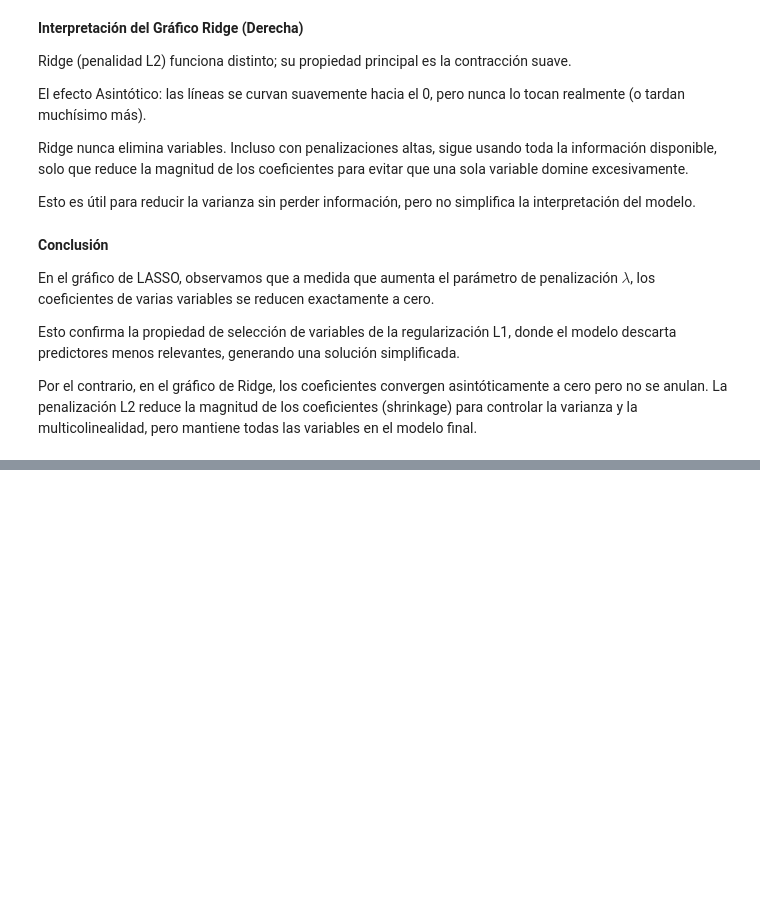
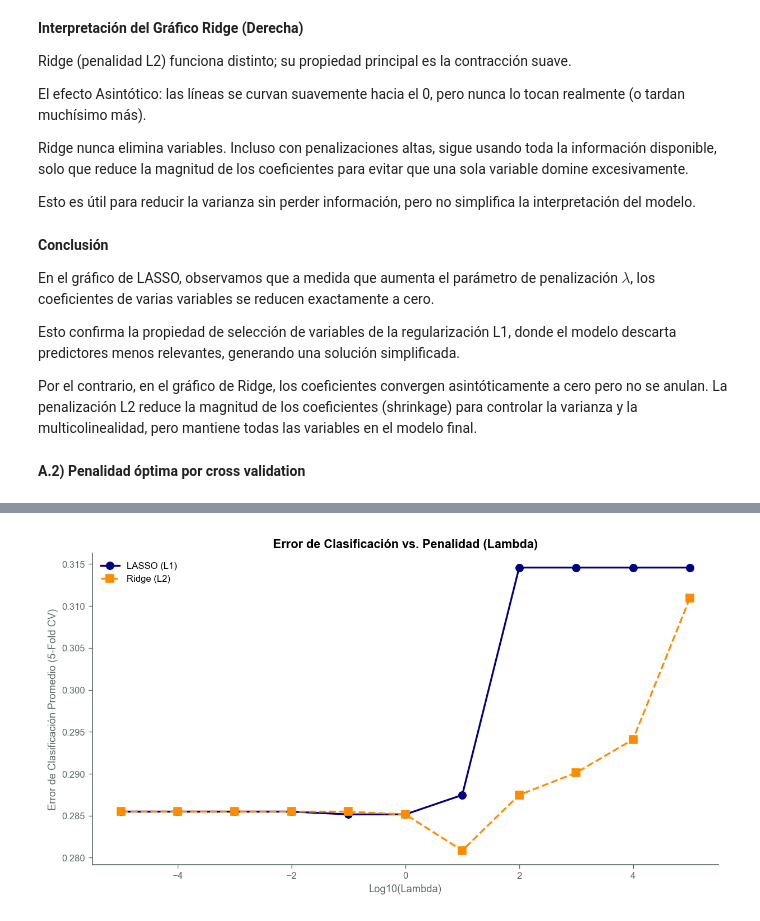
Before and after one commit to paulaleylen/BigDataUBA-Grupo10, a Jupyter notebook: TP4/Program_TP4_Grupo10.ipynb, the cells around one changed output, grey strips where cells are left out. Drawn from its saved outputs; the diff is of its cells as text; code cells hidden in the pictures; blank space fills up the shorter version.

Commit message:
Consignas A y B
Resueltas con comentarios (chequear resultados).

```diff
--- a/TP4/Program_TP4_Grupo10.ipynb
+++ b/TP4/Program_TP4_Grupo10.ipynb
@@ -166,3 +231,76 @@ En el gráfico de LASSO, observamos que a medida que aumenta el parámetro de pe
 Esto confirma la propiedad de selección de variables de la regularización L1, donde el modelo descarta predictores menos relevantes, generando una solución simplificada.
 
 Por el contrario, en el gráfico de Ridge, los coeficientes convergen asintóticamente a cero pero no se anulan. La penalización L2 reduce la magnitud de los coeficientes (shrinkage) para controlar la varianza y la multicolinealidad, pero mantiene todas las variables en el modelo final.
+# %% [markdown]
+**A.2) Penalidad óptima por cross validation**
+# %%
+# Definir la grilla de lambdas y convertirlas a C (para poder usar en LogisticRegressionCV)
+# Según la consigna, se definen potencias de -5 a 5
+lambdas = [10**n for n in range(-5, 6)]
+Cs = [1/l for l in lambdas] # C: inversa de la regularización
+
+# Configuración y entrenamiento de LASSO (L1) con CV
+print("Entrenando LASSO con Cross-Validation...")
+# solver='liblinear' o 'saga' son necesarios para L1
+lasso_cv = LogisticRegressionCV(
+    Cs=Cs,
+    cv=5,
+    penalty='l1',
+    solver='liblinear', # O 'saga' si tu base es muy grande
+    scoring='accuracy', # Usamos accuracy, luego convertimos a error
+    random_state=42
+).fit(X_train, y_train)
+
+# Configuración y entrenar¿miento de RIDGE (L2) con CV
+# (se añade max_iter para asegurar convergencia)
+print("Entrenando RIDGE con Cross-Validation...")
+ridge_cv = LogisticRegressionCV(
+    Cs=Cs,
+    cv=5,
+    penalty='l2',
+    solver='lbfgs',
+    scoring='accuracy',
+    random_state=42,
+    max_iter=10000
+).fit(X_train, y_train)
+
+# --- RESULTADOS Y GRÁFICOS ---
+
+# Obtener los mejores parámetros encontrados
+best_lambda_lasso = 1 / lasso_cv.C_[0]
+best_lambda_ridge = 1 / ridge_cv.C_[0] # Ojo: cv.C_ devuelve el mejor C, por lo que lambda = 1/C
+
+print(f"\nMejor Lambda para LASSO: {best_lambda_lasso}")
+print(f"Mejor Lambda para Ridge: {best_lambda_ridge}")
+
+# Función auxiliar para extraer el error promedio de los scores
+def obtener_error_cv(model_cv):
+    # model_cv.scores_ es un diccionario. Accedemos a la clase '1'.
+    # Dimensiones de scores: (n_folds, n_cs)
+    scores = list(model_cv.scores_.values())[0]
+    mean_scores = np.mean(scores, axis=0) # Promedio entre los 5 folds
+    return 1 - mean_scores # Convertimos accuracy a error de clasificación
+
+error_lasso = obtener_error_cv(lasso_cv)
+error_ridge = obtener_error_cv(ridge_cv)
+
+# Gráfico
+plt.figure(figsize=(12, 6))
+
+# Eje X: logaritmo de lambda para que se vea ordenado (-5, -4... 5)
+log_lambdas = np.log10(lambdas)
+
+# Curva LASSO
+plt.plot(log_lambdas, error_lasso, marker='o', label='LASSO (L1)', color='navy')
+# Curva RIDGE
+plt.plot(log_lambdas, error_ridge, marker='s', label='Ridge (L2)', color='darkorange', linestyle='--')
+
+
+plt.xlabel('Log10(Lambda)')
+plt.ylabel('Error de Clasificación Promedio (5-Fold CV)')
+plt.title('Error de Clasificación vs. Penalidad (Lambda)')
+plt.legend()
+plt.grid(False)
+plt.savefig('graficos/ridge_lasso_error.png', dpi=300, bbox_inches='tight')
+plt.show()
+# %% [output]
@@ -168,0 +316 @@ Por el contrario, en el gráfico de Ridge, los coeficientes convergen asintótic
+[figure, added]
```
Also changed, not shown: parts of 19 cells of this notebook, 7 other files.
